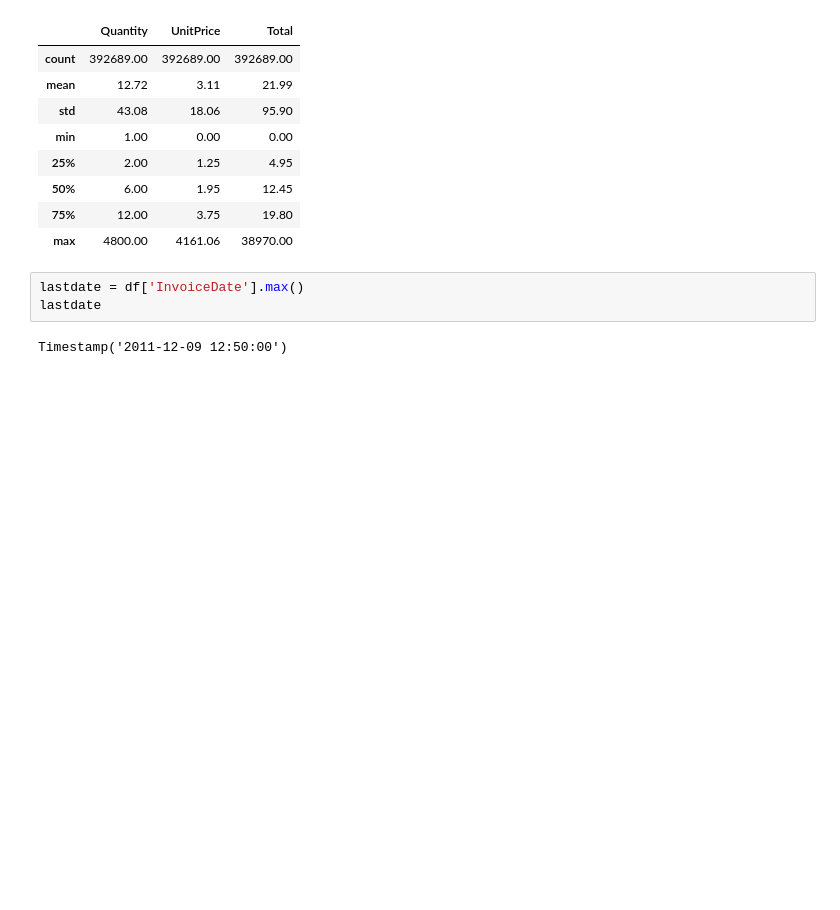
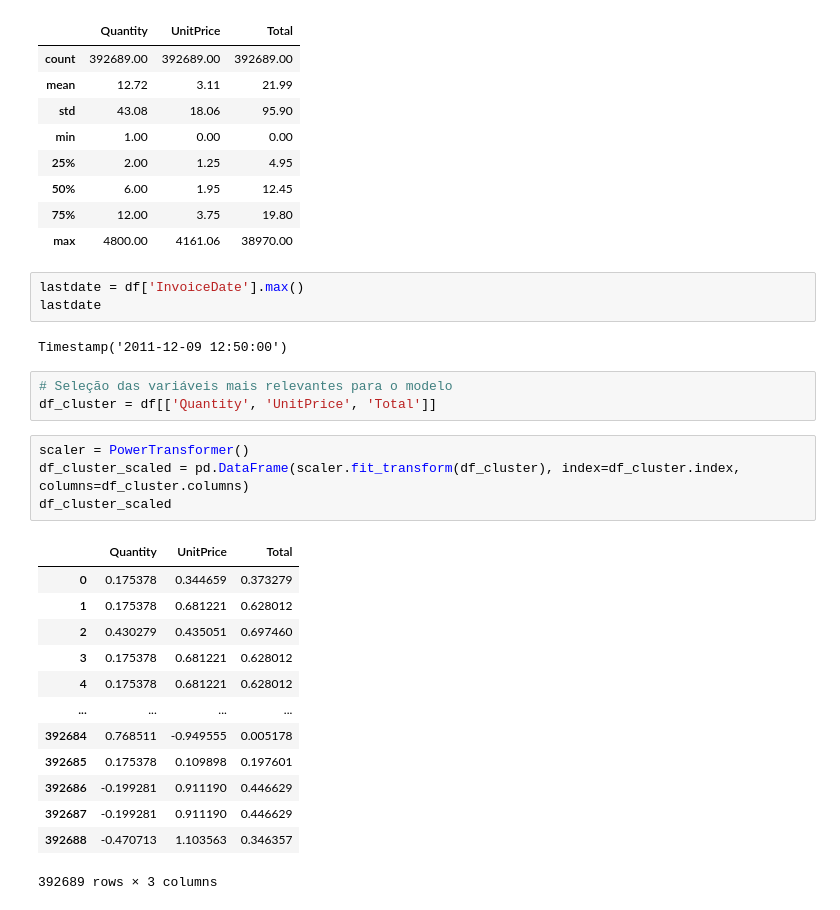
Before and after one commit to CristianMts/Escola-DNC, a Jupyter notebook: RID146016_Desafio07.ipynb, the cells around one changed output. Drawn from its saved outputs; the diff is of its cells as text; blank space fills up the shorter version.

```diff
--- a/RID146016_Desafio07.ipynb
+++ b/RID146016_Desafio07.ipynb
@@ -194,3 +221,24 @@ lastdate = df['InvoiceDate'].max()
 lastdate
 # %% [output]
 Timestamp('2011-12-09 12:50:00')
+# %%
+# Seleção das variáveis mais relevantes para o modelo
+df_cluster = df[['Quantity', 'UnitPrice', 'Total']]
+# %%
+scaler = PowerTransformer()
+df_cluster_scaled = pd.DataFrame(scaler.fit_transform(df_cluster), index=df_cluster.index, columns=df_cluster.columns)
+df_cluster_scaled
+# %% [output]
+|  | Quantity | UnitPrice | Total |
+| 0 | 0.175378 | 0.344659 | 0.373279 |
+| 1 | 0.175378 | 0.681221 | 0.628012 |
+| 2 | 0.430279 | 0.435051 | 0.697460 |
+| 3 | 0.175378 | 0.681221 | 0.628012 |
+| 4 | 0.175378 | 0.681221 | 0.628012 |
+| ... | ... | ... | ... |
+| 392684 | 0.768511 | -0.949555 | 0.005178 |
+| 392685 | 0.175378 | 0.109898 | 0.197601 |
+| 392686 | -0.199281 | 0.911190 | 0.446629 |
+| 392687 | -0.199281 | 0.911190 | 0.446629 |
+| 392688 | -0.470713 | 1.103563 | 0.346357 |
+392689 rows × 3 columns
```
Also changed, not shown: parts of 15 cells of this notebook.
